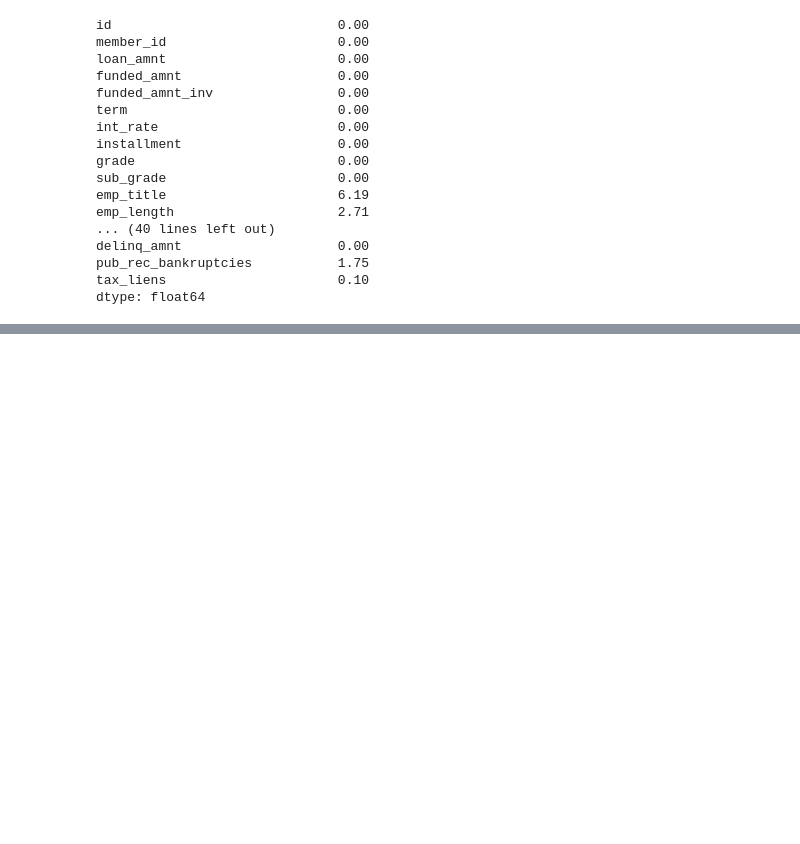
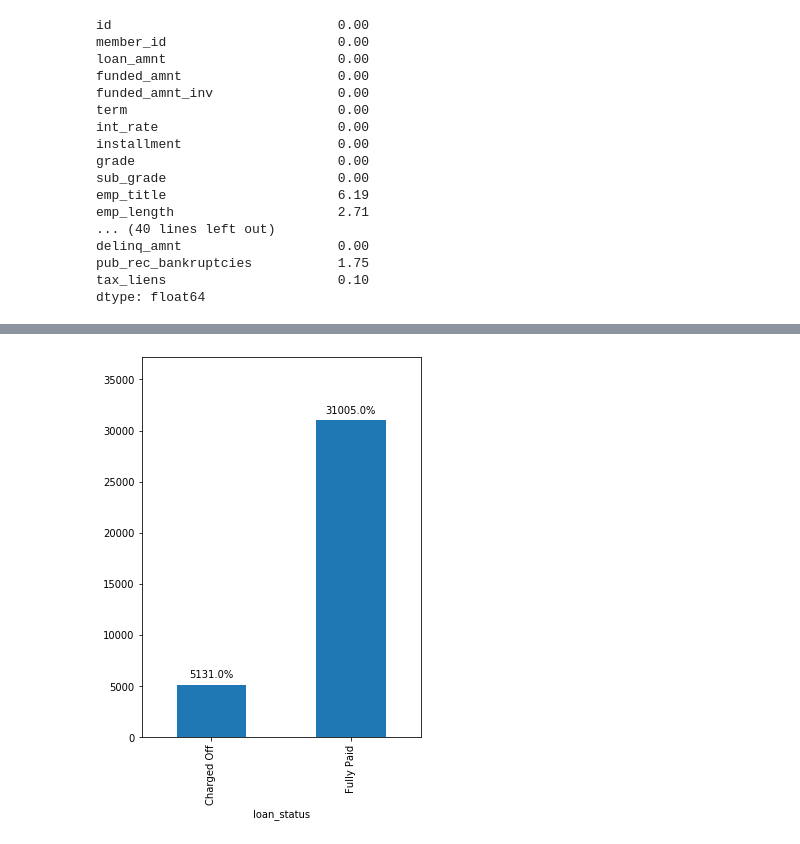
Before and after one commit to parth1595/EDA, a Jupyter notebook: loan_analysis.ipynb, the cells around one changed output, grey strips where cells are left out. Cells and saved outputs as stored; diff of their text form; code cells hidden in the pictures; blank space fills up the shorter version.

```diff
--- a/loan_analysis.ipynb
+++ b/loan_analysis.ipynb
@@ -625,0 +254,17 @@ print(d)
+# %%
+emp_length_dct = {
+    '< 1 year' : 0,
+    '1 year' : 1,
+    '2 years' : 2,
+    '3 years' : 3,
+    '4 years' : 4,
+    '5 years' : 5,
+    '6 years' : 6,
+    '7 years' : 7,
+    '8 years' : 8,
+    '9 years' : 9,
+    '10+ years' : 10
+}
+# %%
+#replacing the new values in emp_length col
+df_new = df_new.replace({"emp_length": emp_length_dct })
@@ -625,0 +278,3 @@ print(d)
+# %%
+#removing the word months from the column
+df_new['term'] = df_new.term.apply(lambda x: x.split()[0])
@@ -625,0 +302,3 @@ print(d)
+# %%
+# not considering current
+df_new = df_new[df_new['loan_status'].isin(['Fully Paid','Charged Off'])]
@@ -625,0 +390,8 @@ print(d)
+# %%
+
+plt.figure(figsize=(5,7))
+ax = df_new.groupby('loan_status').loan_amnt.count().plot.bar()
+showLabels(ax)
+plt.show()
+# %% [output]
+[figure, added]
```
Also changed, not shown: parts of 101 cells of this notebook, 1 other file.
